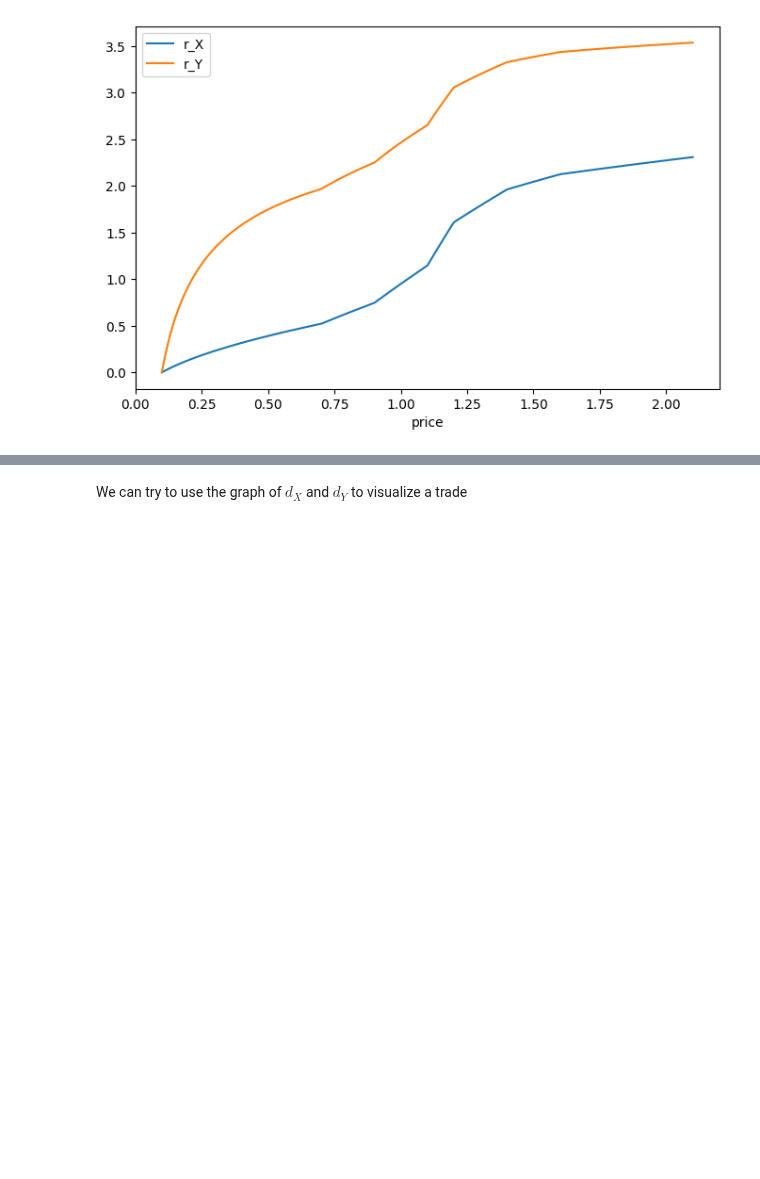
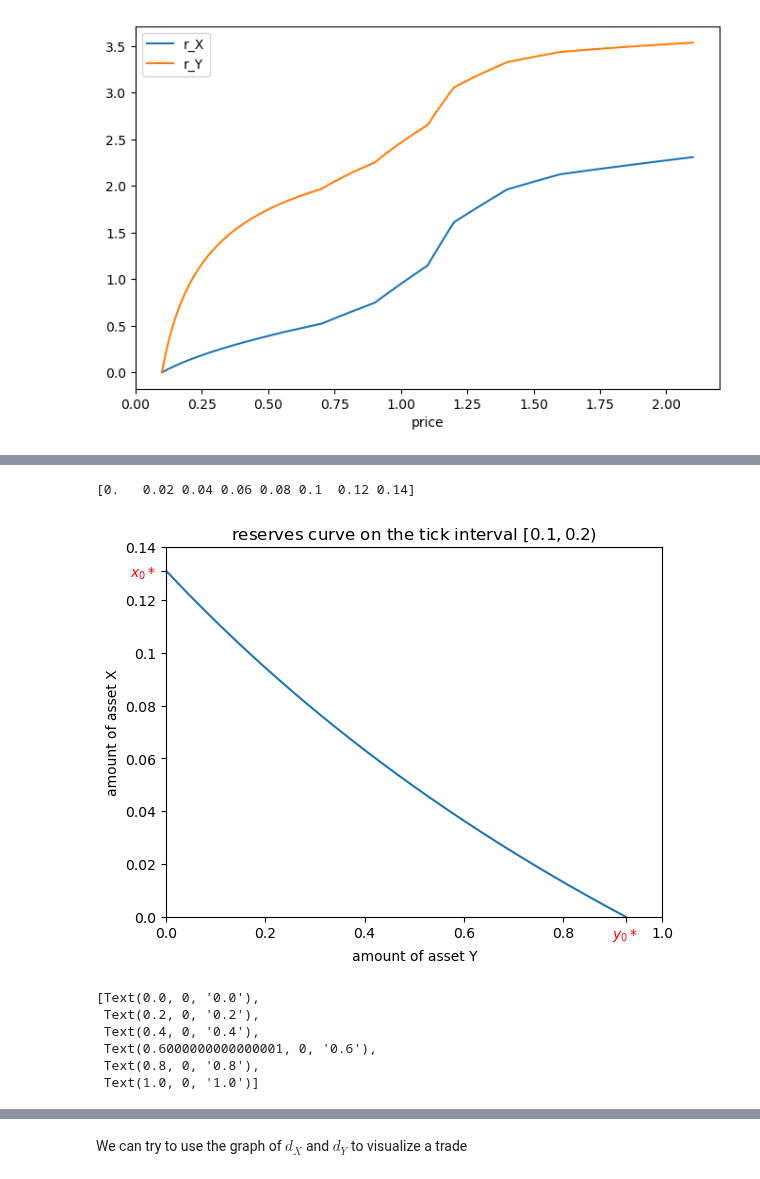
Before and after one commit to std92050/AMM, a Jupyter notebook: V3_trading_and_liquidity.ipynb, the cells around one changed output, grey strips where cells are left out. Saved outputs shown, nothing was run; the diff lists cells and outputs as text; code cells hidden in the pictures; blank space fills up the shorter version.

```diff
--- a/V3_trading_and_liquidity.ipynb
+++ b/V3_trading_and_liquidity.ipynb
@@ -294,0 +335,53 @@ plt.legend()
+# %%
+s0 = ticks_array[0]
+s1 = ticks_array[1]
+S = np.linspace(s0,s1,1000)
+X = np.array([r_X(s0 , s , L_array,ticks_array) for s in S])
+Y = np.array([r_Y(s , s1 , L_array,ticks_array) for s in S])
+plt.plot(Y,X)
+plt.ylim(bottom=0)
+plt.xlim(left=0)
+plt.ylabel('amount of asset X')
+plt.xlabel('amount of asset Y')
+
+
+x_star = X[-1]
+y_star = Y[0]
+
+current_xticks = np.round(plt.gca().get_xticks(),decimals=2).tolist()
+current_yticks = np.round(plt.gca().get_yticks(),decimals=2).tolist()
+print(plt.gca().get_yticks())
+
+if x_star not in current_xticks:
+    current_xticks.append(y_star)
+if y_star not in current_yticks:
+    current_yticks.append(x_star)
+xtick_labels = [f'{tick}' for tick in current_xticks]
+ytick_labels = [f'{tick}' for tick in current_yticks]
+
+xtick_labels[current_xticks.index(y_star)] = '$y_0*$'
+ytick_labels[current_yticks.index(x_star)] = '$x_0*$'
+
+plt.xticks(ticks=current_xticks, labels=xtick_labels);
+plt.yticks(ticks=current_yticks, labels=ytick_labels);
+
+# 获取所有的x和y轴刻度标签
+xtick_objects = plt.gca().get_xticklabels()
+ytick_objects = plt.gca().get_yticklabels()
+
+# 设置特定刻度标签的颜色
+xtick_objects[current_xticks.index(y_star)].set_color('r')
+ytick_objects[current_yticks.index(x_star)].set_color('r')
+plt.title(rf'reserves curve on the tick interval $[{s0},{s1})$');
+# %% [output]
+[0.   0.02 0.04 0.06 0.08 0.1  0.12 0.14]
+[figure, added]
+# %%
+xtick_objects
+# %% [output]
+[Text(0.0, 0, '0.0'),
+ Text(0.2, 0, '0.2'),
+ Text(0.4, 0, '0.4'),
+ Text(0.6000000000000001, 0, '0.6'),
+ Text(0.8, 0, '0.8'),
+ Text(1.0, 0, '1.0')]
```
Also changed, not shown: parts of 11 cells of this notebook, 8 other files.
